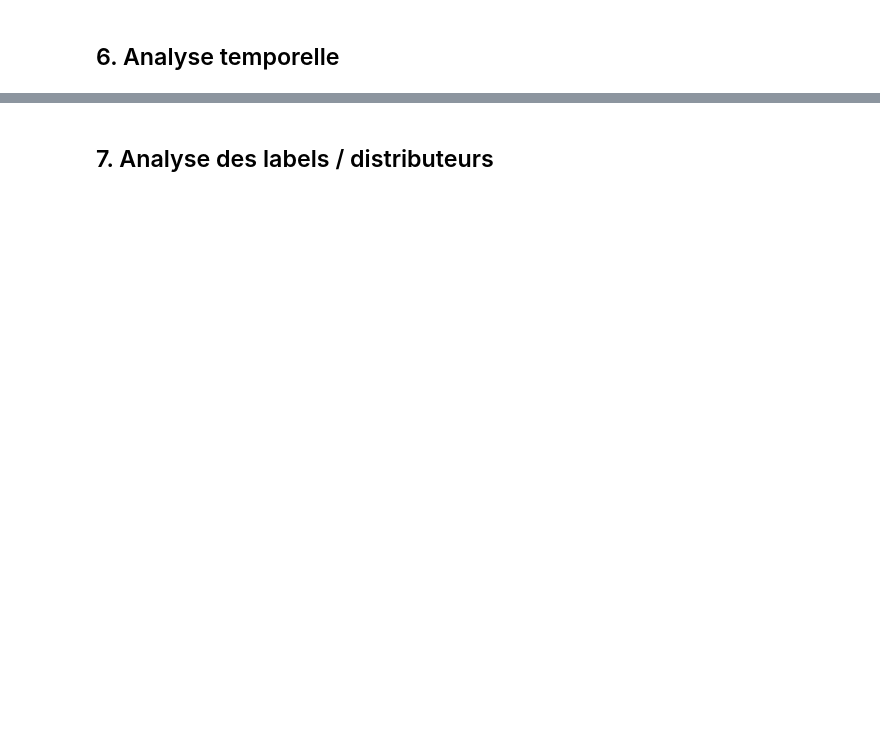
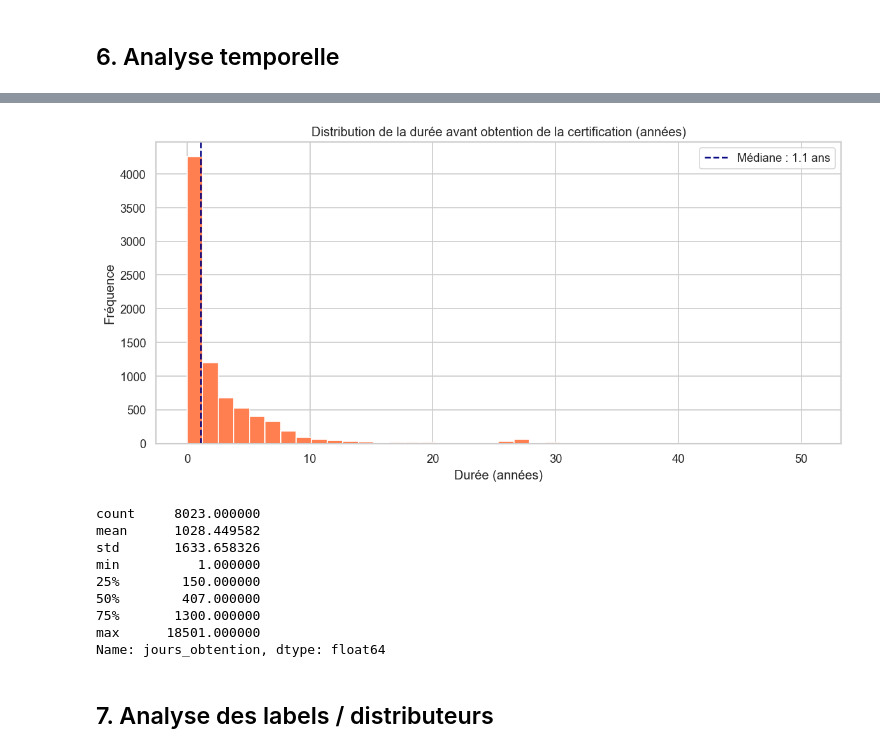
Before and after one commit to Milanous/ml-poc-project-copy, a Jupyter notebook: notebooks/eda_snep.ipynb, the cells around one changed output, grey strips where cells are left out. Drawn from its saved outputs; the diff is of its cells as text; code cells hidden in the pictures; blank space fills up the shorter version.

```diff
--- a/notebooks/eda_snep.ipynb
+++ b/notebooks/eda_snep.ipynb
@@ -40,0 +92,17 @@ pd.DataFrame({'Manquants': missing, '% manquants': missing_pct})
+# %%
+# Calcul de la durée d'obtention en jours depuis les dates
+# → remplace la colonne textuelle 'Duree obtention' (inutile désormais)
+df['jours_obtention'] = (df['Date de constat'] - df['Date de sortie']).dt.days
+df = df.drop(columns=['Duree obtention'])
+
+# Nettoyage : suppression des lignes avec valeurs manquantes
+# → 'Titre' ignoré (peu important), 'Date de sortie'/'Date de constat' couvertes par 'jours_obtention'
+cols_requises = [c for c in df.columns if c not in ('Titre', 'Date de sortie', 'Date de constat')]
+avant = len(df)
+df = df.dropna(subset=cols_requises).reset_index(drop=True)
+
+print(f'Lignes avant nettoyage : {avant}')
+print(f'Lignes après nettoyage : {len(df)}  ({avant - len(df)} supprimées, {(avant - len(df)) / avant:.1%})')
+print(f'\nValeurs manquantes restantes :')
+manquants = df.isnull().sum()
+print(manquants[manquants > 0].rename('NaN restants') if manquants.any() else 'Aucune valeur manquante')
@@ -135,22 +239,31 @@ plt.show()
 # %%
-# Durée moyenne d'obtention de la certification (en jours)
-df_time = df.dropna(subset=['Date de sortie', 'Date de constat']).copy()
-df_time['jours_obtention'] = (df_time['Date de constat'] - df_time['Date de sortie']).dt.days
-df_time = df_time[df_time['jours_obtention'] > 0]
+# Durée avant obtention de la certification (jours_obtention déjà calculé au nettoyage)
+df_time = df[df['jours_obtention'] > 0].copy()
 
 fig, ax = plt.subplots(figsize=(10, 5))
 ax.hist(df_time['jours_obtention'] / 365, bins=40, color='coral', edgecolor='white')
 ax.axvline(df_time['jours_obtention'].median() / 365, color='navy',
            linestyle='--', label=f"Médiane : {df_time['jours_obtention'].median()/365:.1f} ans")
 ax.set_title('Distribution de la durée avant obtention de la certification (années)')
 ax.set_xlabel('Durée (années)')
 ax.set_ylabel('Fréquence')
 ax.legend()
 plt.tight_layout()
 plt.savefig('../plots/duree_obtention.png')
 plt.show()
 
 print(df_time['jours_obtention'].describe())
+# %% [output]
+[figure, added]
+count     8023.000000
+mean      1028.449582
+std       1633.658326
+min          1.000000
+25%        150.000000
+50%        407.000000
+75%       1300.000000
+max      18501.000000
+Name: jours_obtention, dtype: float64
 # %% [markdown]
 ## 7. Analyse des labels / distributeurs
 # %%
```
Also changed, not shown: parts of 17 cells of this notebook, 28 other files.
